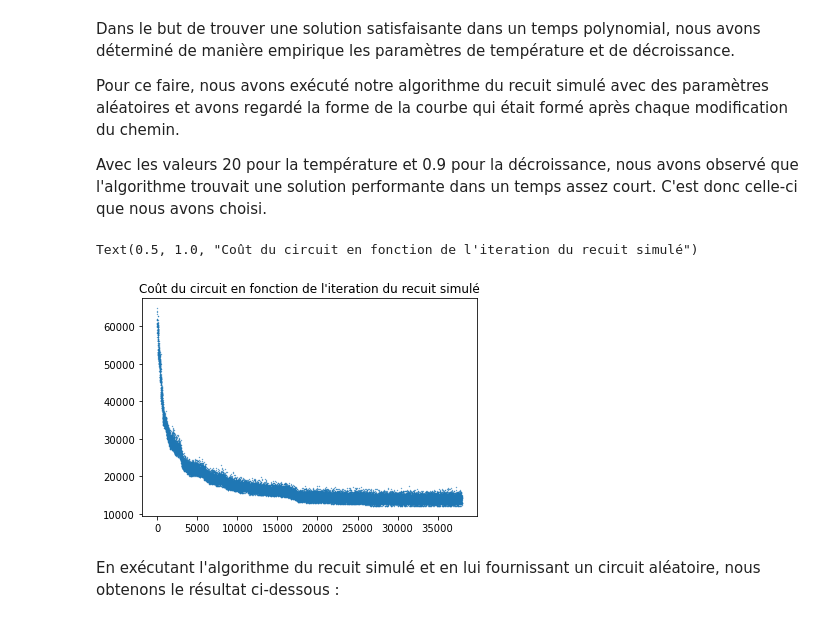
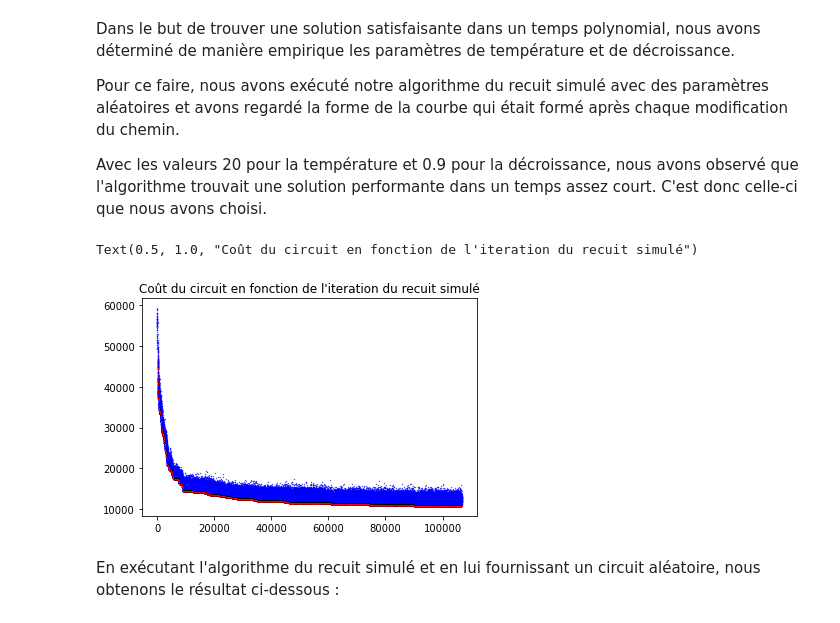
Before and after one commit to SnipeDragons/Algo-Livrable-1, a Jupyter notebook: Livrable_final.ipynb, the cells around one changed output. Cells and saved outputs as stored; diff of their text form; code cells hidden in the pictures.

```diff
--- a/Livrable_final.ipynb
+++ b/Livrable_final.ipynb
@@ -815,6 +817,7 @@ def RecuitMesured(graph: np.array([[()]]), cycle: list, energie: float):
     temperature = 0.5
     condition = True
     listEnergie = [EnergieSum(graph, cycle)]
+    listMeilleurEnergie = [EnergieSum(graph, cycle)]
     while(condition):
         nbChanges = 0
         for _ in range(nbPoints*100):
@@ -831,37 +834,39 @@ def RecuitMesured(graph: np.array([[()]]), cycle: list, energie: float):
                 cycle = newP
                 nbChanges += 1
                 if(nbChanges == 10*nbPoints):
                     break
 
             elif newE != energie and random.random() < exp(-(newE-energie)/temperature):
                 energie = newE
                 cycle = newP
             listEnergie.append(newE)
+            listMeilleurEnergie.append(energie)
         temperature *= 0.9
         condition = nbChanges != 0
 
-    return listEnergie
+    return listEnergie, listMeilleurEnergie
 
 # Create a path with every cities which need to be delivered
 RecuitMesuredCircuit = []
 for i in range(len(points)):
     if points[i][2] == 1:
         RecuitMesuredCircuit += [i+1]
 # Get the repository point
 repository = [x+1 for x, y in enumerate(points) if y[2] == 2]
 # Add the depository on the path
 RecuitMesuredCircuit = repository + RecuitMesuredCircuit + repository
 
 RecuitMesuredEnergie = EnergieSum(graph, RecuitMesuredCircuit)
 
-listEnergieMesured = RecuitMesured(graph, RecuitMesuredCircuit, RecuitMesuredEnergie)
+listEnergieMesured, listMeilleurEnergieMesured = RecuitMesured(graph, RecuitMesuredCircuit, RecuitMesuredEnergie)
 
 figRecuitMesured, axRecuitMesured = plt.subplots()
-axRecuitMesured.scatter(range(1, len(listEnergieMesured) + 1), listEnergieMesured, s=0.1)
+axRecuitMesured.scatter(range(1, len(listEnergieMesured) + 1), listEnergieMesured, s=0.1, c="blue")
+axRecuitMesured.scatter(range(1, len(listMeilleurEnergieMesured) + 1), listMeilleurEnergieMesured, s=0.001, c="red")
 axRecuitMesured.set_title("Coût du circuit en fonction de l'iteration du recuit simulé")
 # %% [output]
 Text(0.5, 1.0, "Coût du circuit en fonction de l'iteration du recuit simulé")
-[figure, old version]
+[figure, new version]
 # %% [markdown]
 En exécutant l'algorithme du recuit simulé et en lui fournissant un circuit aléatoire, nous obtenons le résultat ci-dessous :
 # %%
```
Also changed, not shown: parts of 11 cells of this notebook.
